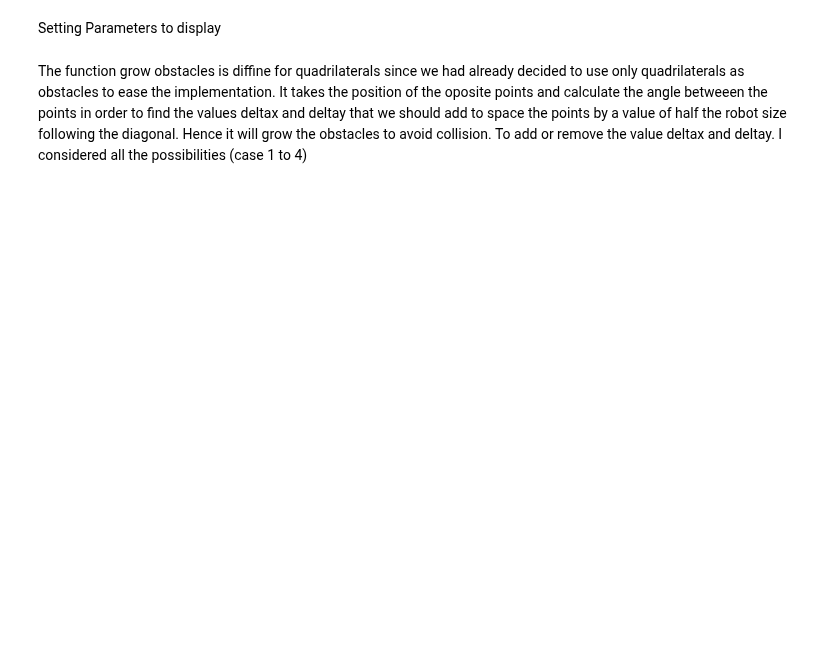
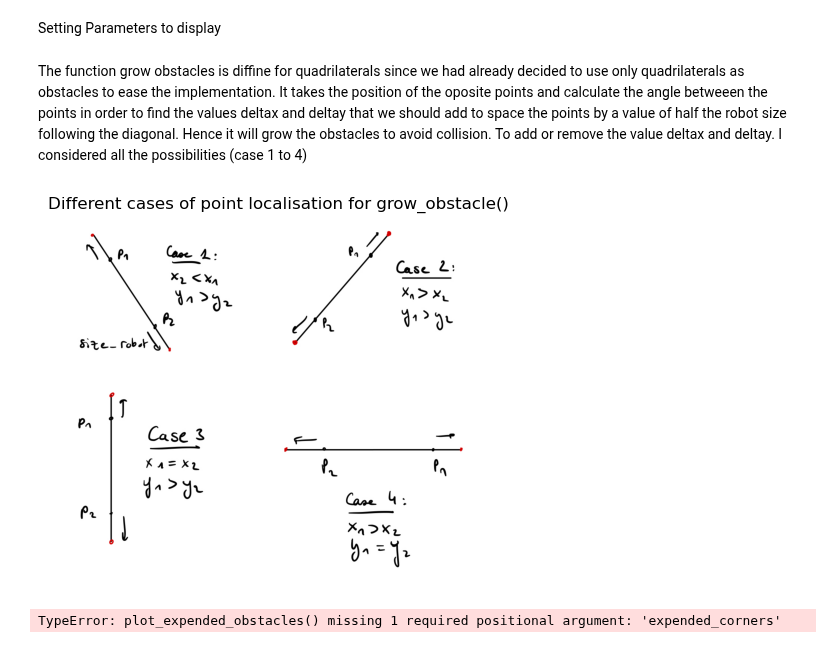
Before and after one commit to Armonis5/ThymioMob, a Jupyter notebook: Global_demo.ipynb, the cells around one changed output. Drawn from its saved outputs; the diff is of its cells as text; code cells hidden in the pictures; blank space fills up the shorter version.

```diff
--- a/Global_demo.ipynb
+++ b/Global_demo.ipynb
@@ -30,3 +26,17 @@ robot_size = 13
 # %% [markdown]
 The function grow obstacles is diffine for quadrilaterals since we had already decided to use only quadrilaterals as obstacles to ease the implementation. It takes the position of the oposite points and calculate the angle betweeen the points in order to find the values deltax and deltay that we should add to space the points by a value of half the robot size following the diagonal. Hence it will grow the obstacles to avoid collision.
 To add or remove the value deltax and deltay. I considered all the possibilities (case 1 to 4)
+# %%
+Image(filename='IMG_40C117ACEF66-1.jpeg')
+img = mpimg.imread('IMG_40C117ACEF66-1.jpeg')
+plt.imshow(img)
+plt.axis('off')
+plt.title('Different cases of point localisation for grow_obstacle()')
+plt.show()
+# %% [output]
+[figure, added]
+# %%
+expended_corners = global_nav.grow_obstacles(object_corners, robot_size)
+plt_glob.plot_expended_obstacles(object_corners, SandG, expended_corners)
+# %% [output]
+TypeError: plot_expended_obstacles() missing 1 required positional argument: 'expended_corners'
```
Also changed, not shown: parts of 1 cell of this notebook, 2 other files.
